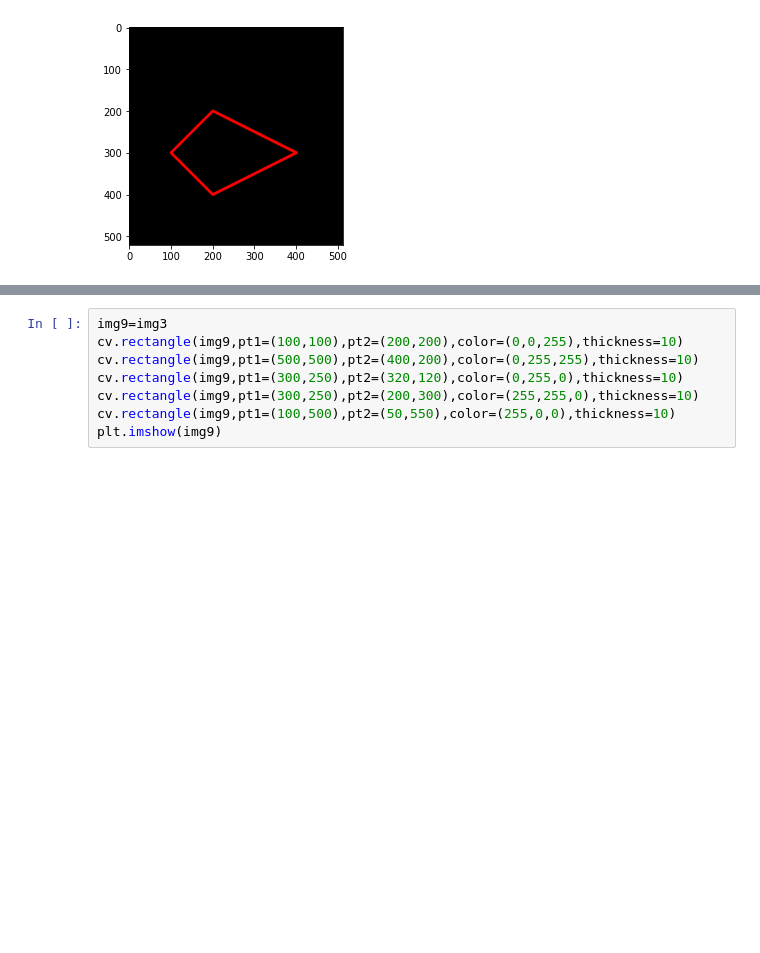
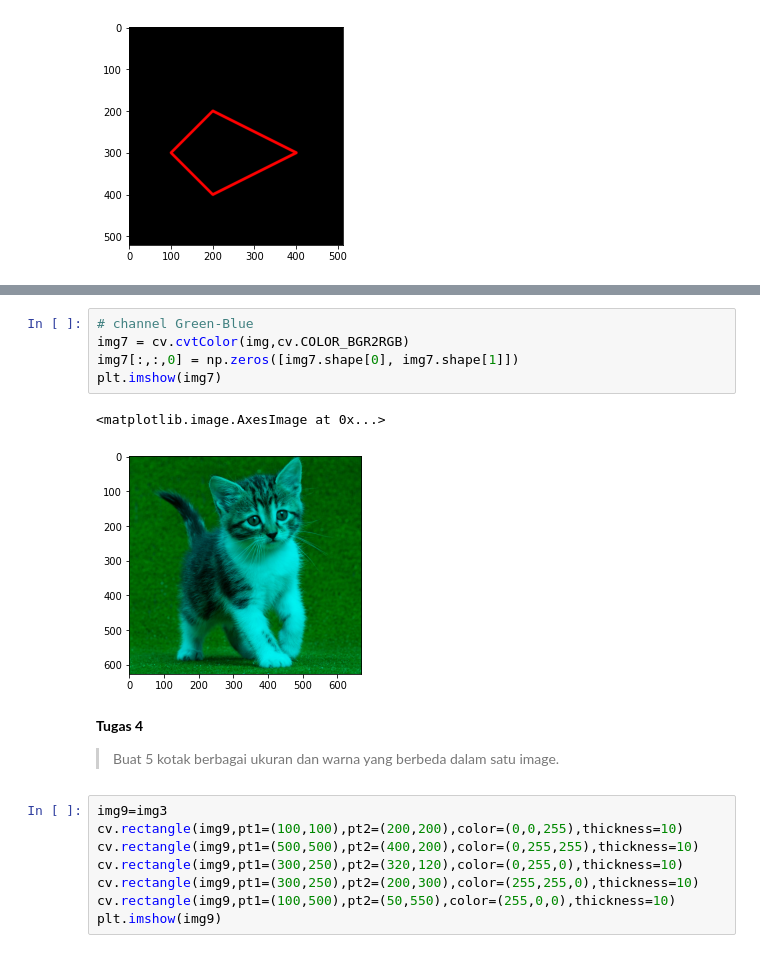
Before and after one commit to tsaniarisqi/PCVK_Matrikulasi_2022, a Jupyter notebook: modul2.ipynb, the cells around one changed output, grey strips where cells are left out. Cells and saved outputs as stored; diff of their text form; blank space fills up the shorter version.

```diff
--- a/modul2.ipynb
+++ b/modul2.ipynb
@@ -143,3 +139,14 @@ TypeError: ignored
+# %%
+# channel Green-Blue
+img7 = cv.cvtColor(img,cv.COLOR_BGR2RGB)
+img7[:,:,0] = np.zeros([img7.shape[0], img7.shape[1]])
+plt.imshow(img7)
+# %% [output]
+<matplotlib.image.AxesImage at 0x...>
+[figure, added]
+# %% [markdown]
+**Tugas 4**
+> Buat 5 kotak berbagai ukuran dan warna yang berbeda dalam satu image.
 # %%
 img9=img3
 cv.rectangle(img9,pt1=(100,100),pt2=(200,200),color=(0,0,255),thickness=10)
```
Also changed, not shown: parts of 10 cells of this notebook.
